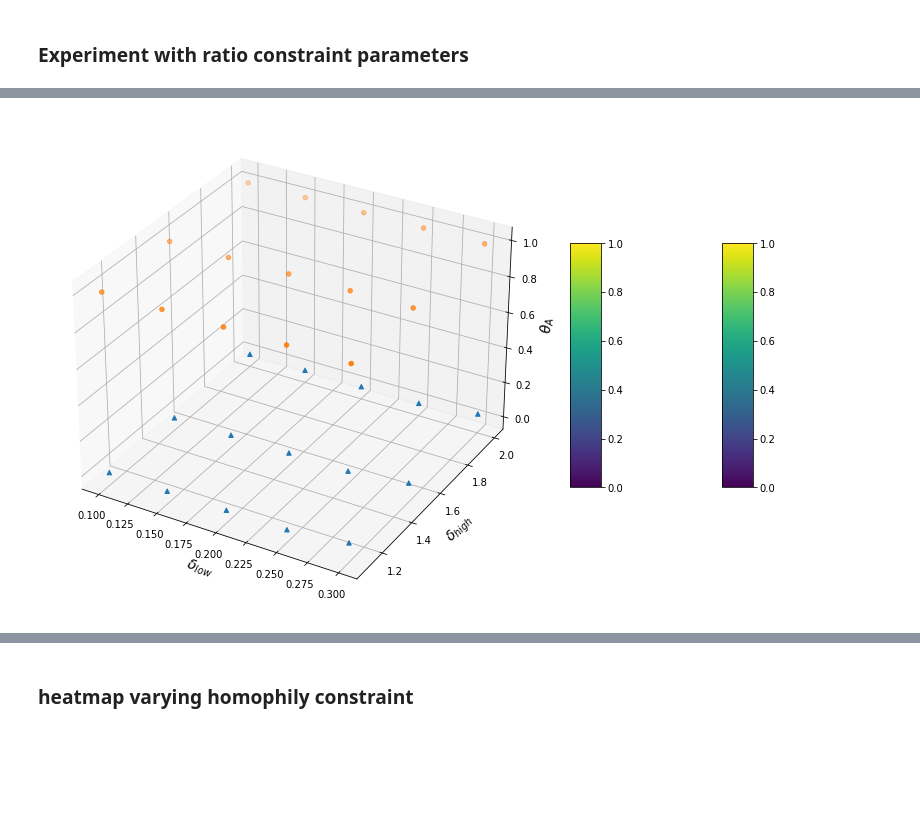
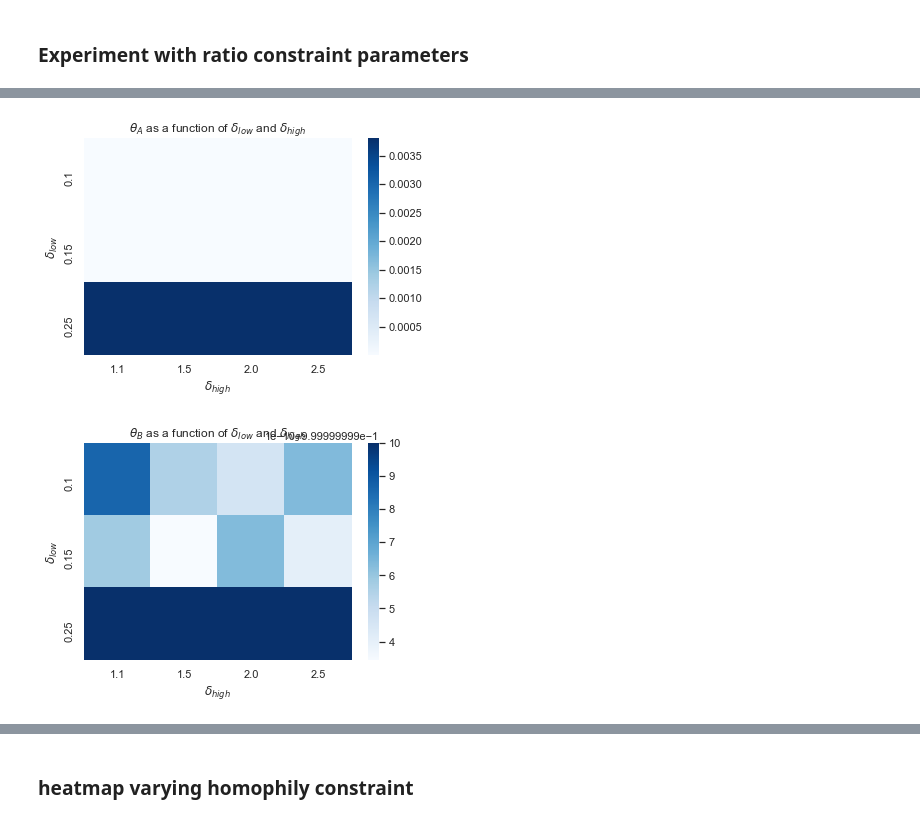
Before and after one commit to jfinocchiaro/long-term-fair-mdps, a Jupyter notebook: political-influence-refactored/notebooks/generate_runs.ipynb, the cells around one changed output, grey strips where cells are left out. Saved outputs shown, nothing was run; the diff lists cells and outputs as text; code cells hidden in the pictures; blank space fills up the shorter version.

```diff
--- a/political-influence-refactored/notebooks/generate_runs.ipynb
+++ b/political-influence-refactored/notebooks/generate_runs.ipynb
@@ -225,12 +244,12 @@ plt.savefig('../figures/dis_exposure.pdf')
 # %%
-T=5
+T=10
 theta_A = {}
 theta_B = {}
-delta_low = 0.7
-delta_high= 1.5
+delta_low = 0.25
+delta_high= 2.
 for exp in [0., 0.01, 0.05, 0.1, 0.2, 0.25]:
     #theta_fair = platform_opt.constrained(pi, q, T, c,v,beta_dist, delta_low, delta_high, exposure_e=exp) #constrained with exposure equality
-    theta_fair = platform_opt.opt('additive',pi, q, T, c,v,beta_dist,epsilon=epsilon, exposure_e=exp) #constrained with exposure equality
+    theta_fair = platform_opt.opt('ratio',pi, q, T, c,v,beta_dist,epsilon=epsilon, exposure_e=exp) #constrained with exposure equality
     theta_A[exp] = theta_fair[-1]
     theta_B[exp] = theta_fair[1]
 
@@ -265,12 +287,13 @@ platform_opt.opt('ratio',pi, q, T, c,v,beta_dist,delta_low=0.15, delta_high=1.5)
 # for delta_low in [0.5, 0.7, 0.9, 0.95]:
 #     for delta_high in [1.1, 1.5, 2.]:
 # %%
-T=5
+T=10
 theta_A = {}
 theta_B = {}
-exposure_e = 0.1
-for delta_low in [0.1, 0.15, 0.2, 0.25, 0.3]:
-    for delta_high in [1.1, 1.5, 2.]:
+exposure_e = 0.05
+for delta_low in [0.1, 0.15, 0.25]:
+    for delta_high in [1.1, 1.5, 2., 2.5]:
+        print((delta_low,delta_high))
         theta_ratio = platform_opt.opt('ratio',pi, q, T, c,v,beta_dist,delta_low=delta_low, delta_high=delta_high) #constrained with exposure equality
         theta_A[(delta_low, delta_high)] = theta_ratio[-1]
         theta_B[(delta_low, delta_high)] = theta_ratio[1]
@@ -285,33 +321,29 @@ delta_low_B, delta_high_B = zip(*hold_B)
-# %%
-# Creating figure
-fig = plt.figure(figsize = (16, 9))
-ax = plt.axes(projection ="3d")
-
-# Add x, y gridlines
-ax.grid(b = True, color ='grey',
-        linestyle ='-.', linewidth = 0.1,
-        alpha = 0.1)
-
-# Creating color map
-my_cmap = plt.get_cmap('Dark2')
-
-scttA = ax.scatter3D(delta_low_A, delta_high_A, thetaA,
-                        alpha = 1,
-                        cmap = my_cmap,
-                        marker ='^')
-
-fig.colorbar(scttA, ax = ax, shrink = 0.5, aspect = 8,
-                        alpha = 1,
-                        cmap = my_cmap)
-
-scttB = ax.scatter3D(delta_low_B, delta_high_B, thetaB)
-fig.colorbar(scttB, ax = ax, shrink = 0.5, aspect = 8)
-
-ax.set_xlabel('$\\delta_{low}$', size=14)
-ax.set_ylabel('$\\delta_{high}$', size=14)
-ax.set_zlabel('$\\theta_A$', size=14)
-
-plt.savefig("../figures/$\\delta_{high_low}$", bbox_inches='tight')
-plt.show()
-# %% [output]
-[figure, removed]
+# %%
+import seaborn as sns
+
+sns.set()
+ser = pd.Series(list(theta_A.values()),
+                  index=pd.MultiIndex.from_tuples(theta_A.keys()))
+df = ser.unstack().fillna(0)
+
+ax = sns.heatmap(df,cmap="Blues")
+plt.title("$\\theta_A$ as a function of $\\delta_{low}$ and $\\delta_{high}$")
+plt.xlabel("$\\delta_{high}$")
+plt.ylabel("$\\delta_{low}$")
+plt.savefig('../figures/' + str(dataset_name) +'_heatmap_theta_A_ratio_params.pdf')
+plt.show()
+
+sns.set()
+ser = pd.Series(list(theta_B.values()),
+                  index=pd.MultiIndex.from_tuples(theta_B.keys()))
+df = ser.unstack().fillna(0)
+
+ax = sns.heatmap(df,cmap="Blues")
+plt.title("$\\theta_B$ as a function of $\\delta_{low}$ and $\\delta_{high}$")
+plt.xlabel("$\\delta_{high}$")
+plt.ylabel("$\\delta_{low}$")
+plt.savefig('../figures/' + str(dataset_name) +'_heatmap_theta_B_ratio_params.pdf')
+plt.show()
+# %% [output]
+[figure, added]
+[figure, added]
```
Also changed, not shown: parts of 19 cells of this notebook, 11 other files.
